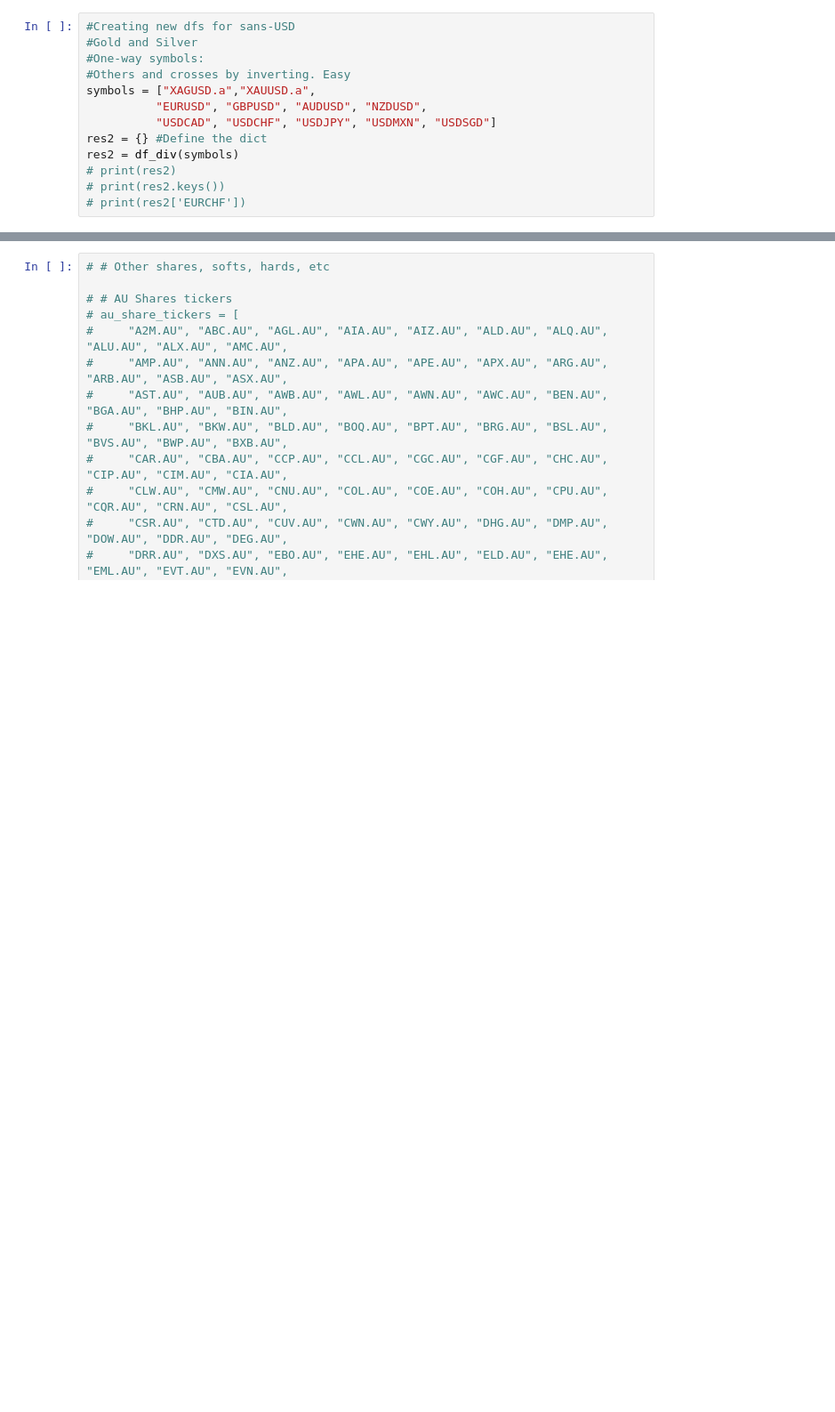
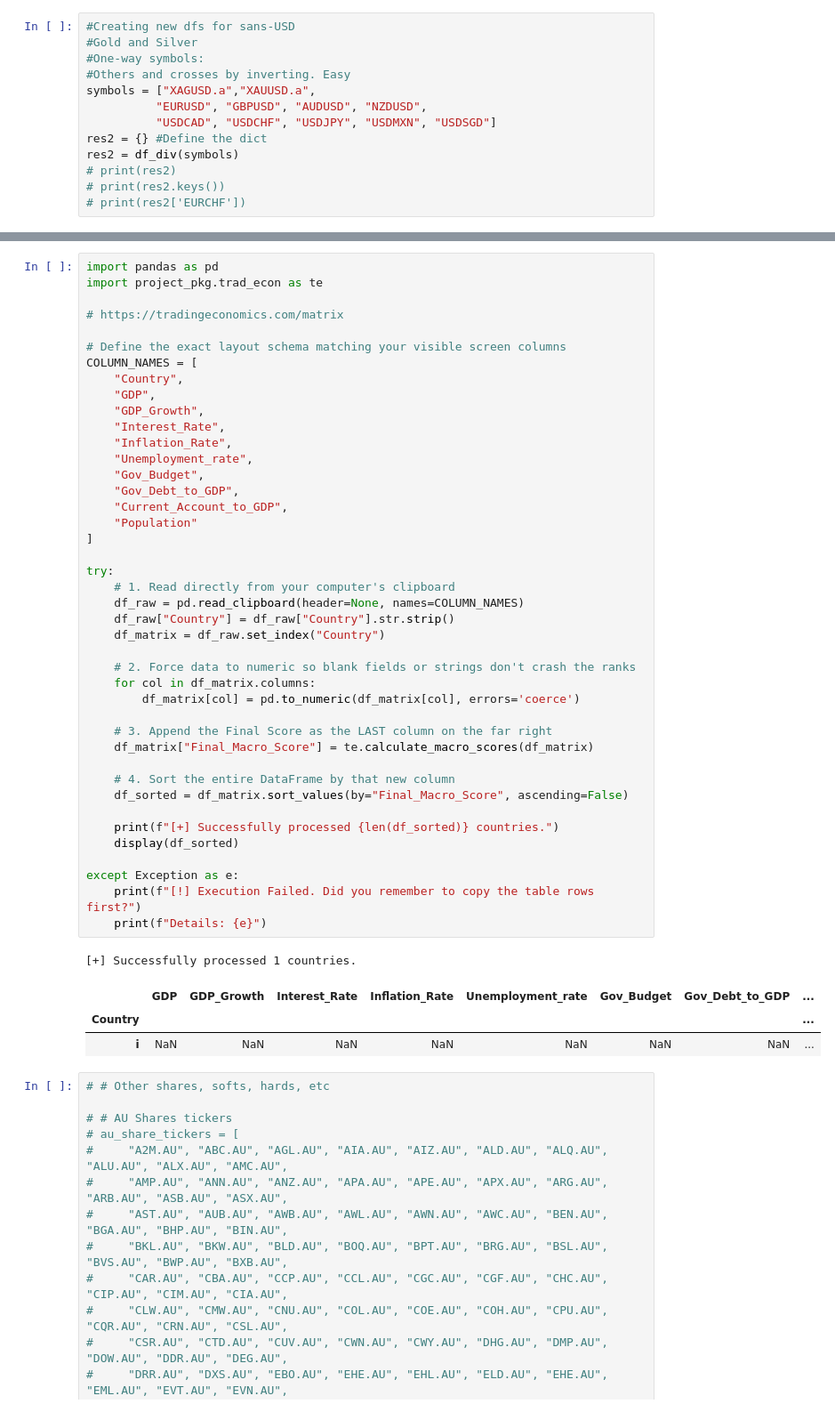
Before and after one commit to sukhiahlu/sukhiahlu, a Jupyter notebook: Trading Py/Neo trades/Jup_Note.ipynb, the cells around one changed output, grey strips where cells are left out. Shown at 89% size. Cells and saved outputs as stored; diff of their text form; blank space fills up the shorter version.

```diff
--- a/Trading Py/Neo trades/Jup_Note.ipynb
+++ b/Trading Py/Neo trades/Jup_Note.ipynb
@@ -381,3 +325,50 @@ Nudge Action:        ⚪ COIN FLIP / NO ACTION
+# %%
+import pandas as pd
+import project_pkg.trad_econ as te
+
+# https://tradingeconomics.com/matrix
+
+# Define the exact layout schema matching your visible screen columns
+COLUMN_NAMES = [
+    "Country",
+    "GDP",
+    "GDP_Growth",
+    "Interest_Rate",
+    "Inflation_Rate",
+    "Unemployment_rate",
+    "Gov_Budget",
+    "Gov_Debt_to_GDP",
+    "Current_Account_to_GDP",
+    "Population"
+]
+
+try:
+    # 1. Read directly from your computer's clipboard
+    df_raw = pd.read_clipboard(header=None, names=COLUMN_NAMES)
+    df_raw["Country"] = df_raw["Country"].str.strip()
+    df_matrix = df_raw.set_index("Country")
+
+    # 2. Force data to numeric so blank fields or strings don't crash the ranks
+    for col in df_matrix.columns:
+        df_matrix[col] = pd.to_numeric(df_matrix[col], errors='coerce')
+
+    # 3. Append the Final Score as the LAST column on the far right
+    df_matrix["Final_Macro_Score"] = te.calculate_macro_scores(df_matrix)
+
+    # 4. Sort the entire DataFrame by that new column
+    df_sorted = df_matrix.sort_values(by="Final_Macro_Score", ascending=False)
+
+    print(f"[+] Successfully processed {len(df_sorted)} countries.")
+    display(df_sorted)
+
+except Exception as e:
+    print(f"[!] Execution Failed. Did you remember to copy the table rows first?")
+    print(f"Details: {e}")
+# %% [output]
+[+] Successfully processed 1 countries.
+|  | GDP | GDP_Growth | Interest_Rate | Inflation_Rate | Unemployment_rate | Gov_Budget | Gov_Debt_to_GDP | ... |
+| Country |  |  |  |  |  |  |  | ... |
+| i | NaN | NaN | NaN | NaN | NaN | NaN | NaN | ... |
 # %%
 # # Other shares, softs, hards, etc
 
```
Also changed, not shown: parts of 14 cells of this notebook, 11 other files.
